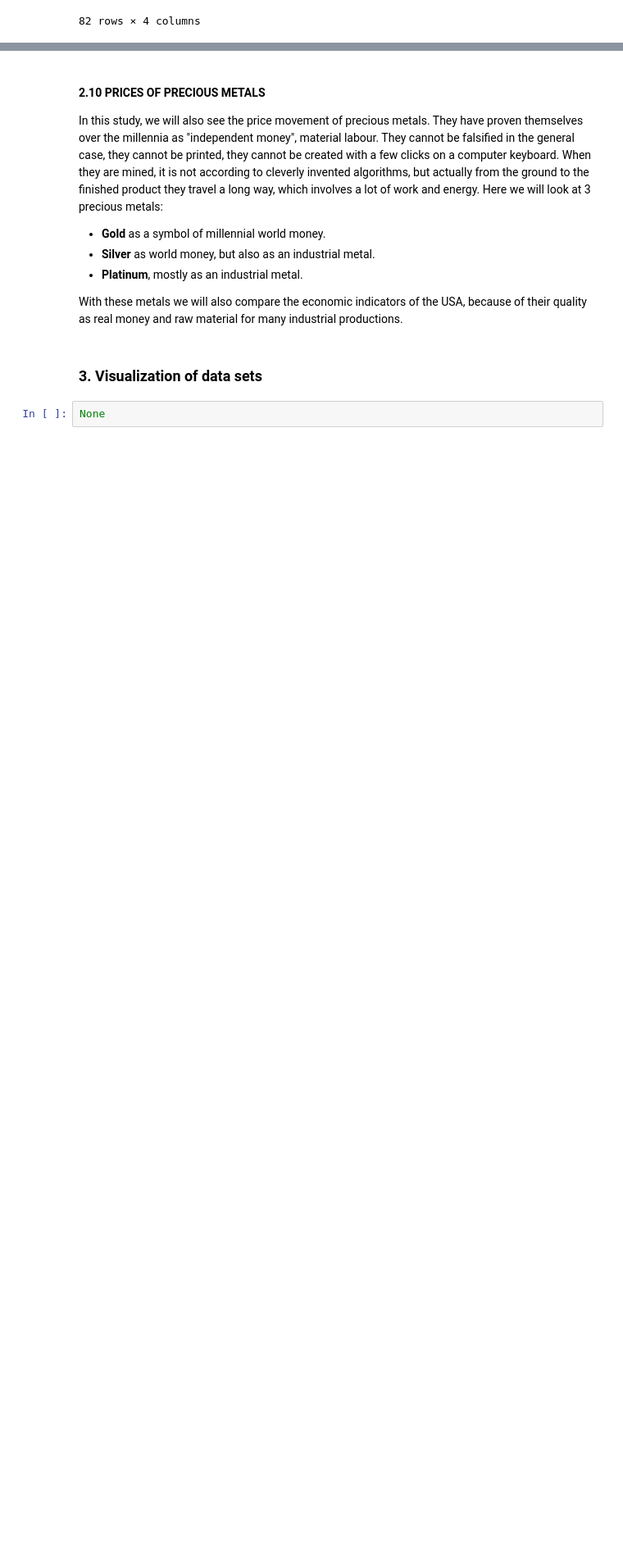
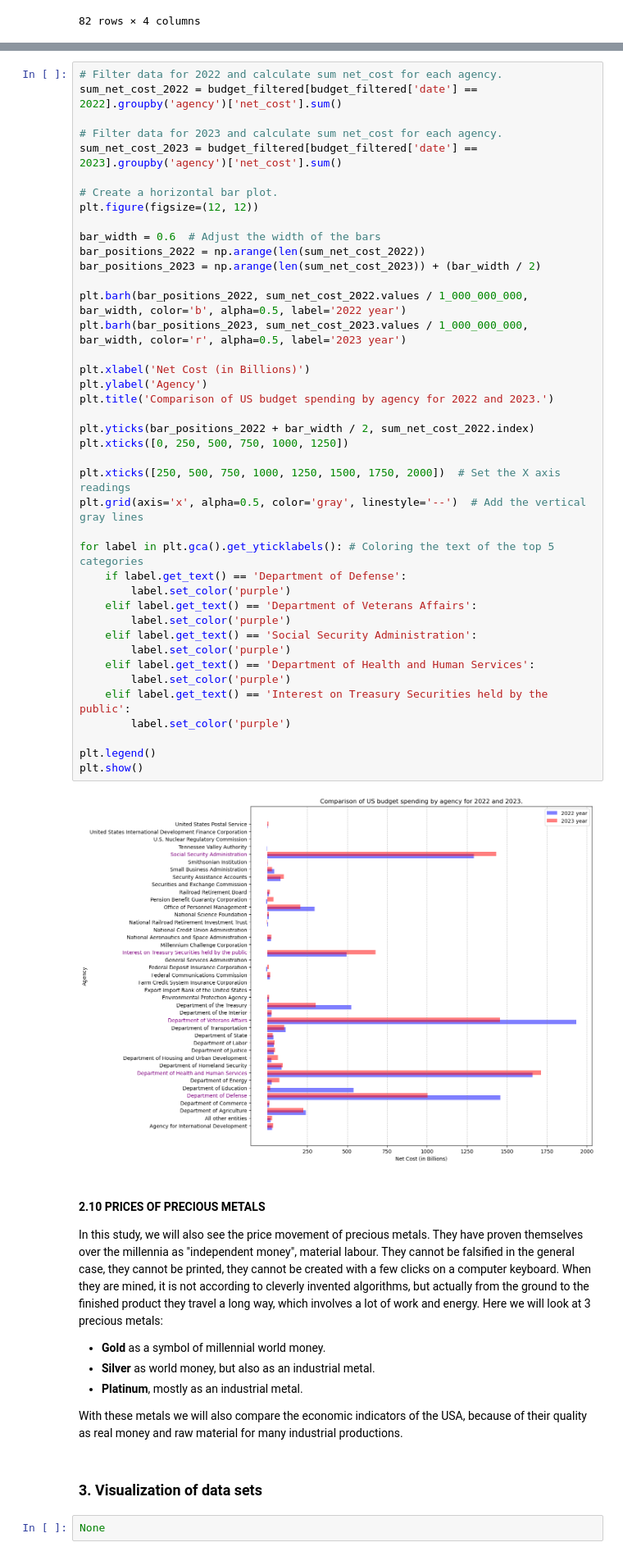
Before and after one commit to Engineer194/Macroeconomic-Analysis-of-the-US-Economy---Part-1, a Jupyter notebook: DATA_Project_v.1.ipynb, the cells around one changed output, grey strips where cells are left out. Shown: that part at 82% size. Cells and saved outputs as stored; diff of their text form; blank space fills up the shorter version.

```diff
--- a/DATA_Project_v.1.ipynb
+++ b/DATA_Project_v.1.ipynb
@@ -608,3 +584,46 @@ plt.show()
+# %%
+# Filter data for 2022 and calculate sum net_cost for each agency.
+sum_net_cost_2022 = budget_filtered[budget_filtered['date'] == 2022].groupby('agency')['net_cost'].sum()
+
+# Filter data for 2023 and calculate sum net_cost for each agency.
+sum_net_cost_2023 = budget_filtered[budget_filtered['date'] == 2023].groupby('agency')['net_cost'].sum()
+
+# Create a horizontal bar plot.
+plt.figure(figsize=(12, 12))
+
+bar_width = 0.6  # Adjust the width of the bars
+bar_positions_2022 = np.arange(len(sum_net_cost_2022))
+bar_positions_2023 = np.arange(len(sum_net_cost_2023)) + (bar_width / 2)
+
+plt.barh(bar_positions_2022, sum_net_cost_2022.values / 1_000_000_000, bar_width, color='b', alpha=0.5, label='2022 year')
+plt.barh(bar_positions_2023, sum_net_cost_2023.values / 1_000_000_000, bar_width, color='r', alpha=0.5, label='2023 year')
+
+plt.xlabel('Net Cost (in Billions)')
+plt.ylabel('Agency')
+plt.title('Comparison of US budget spending by agency for 2022 and 2023.')
+
+plt.yticks(bar_positions_2022 + bar_width / 2, sum_net_cost_2022.index)
+plt.xticks([0, 250, 500, 750, 1000, 1250])
+
+plt.xticks([250, 500, 750, 1000, 1250, 1500, 1750, 2000])  # Set the X axis readings
+plt.grid(axis='x', alpha=0.5, color='gray', linestyle='--')  # Add the vertical gray lines
+
+for label in plt.gca().get_yticklabels(): # Coloring the text of the top 5 categories
+    if label.get_text() == 'Department of Defense':
+        label.set_color('purple')
+    elif label.get_text() == 'Department of Veterans Affairs':
+        label.set_color('purple')
+    elif label.get_text() == 'Social Security Administration':
+        label.set_color('purple')
+    elif label.get_text() == 'Department of Health and Human Services':
+        label.set_color('purple')
+    elif label.get_text() == 'Interest on Treasury Securities held by the public':
+        label.set_color('purple')
+
+plt.legend()
+plt.show()
+# %% [output]
+[figure, added]
 # %% [markdown]
 #### 2.10 PRICES OF PRECIOUS METALS
 
```
Also changed, not shown: parts of 5 cells of this notebook.
